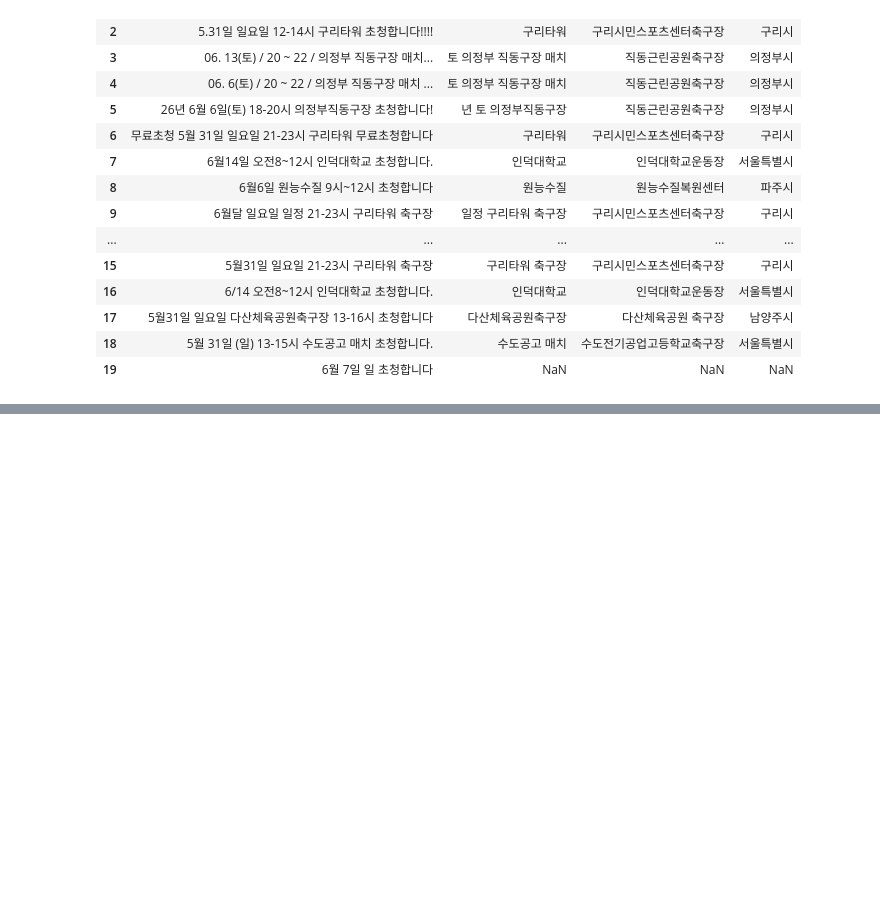
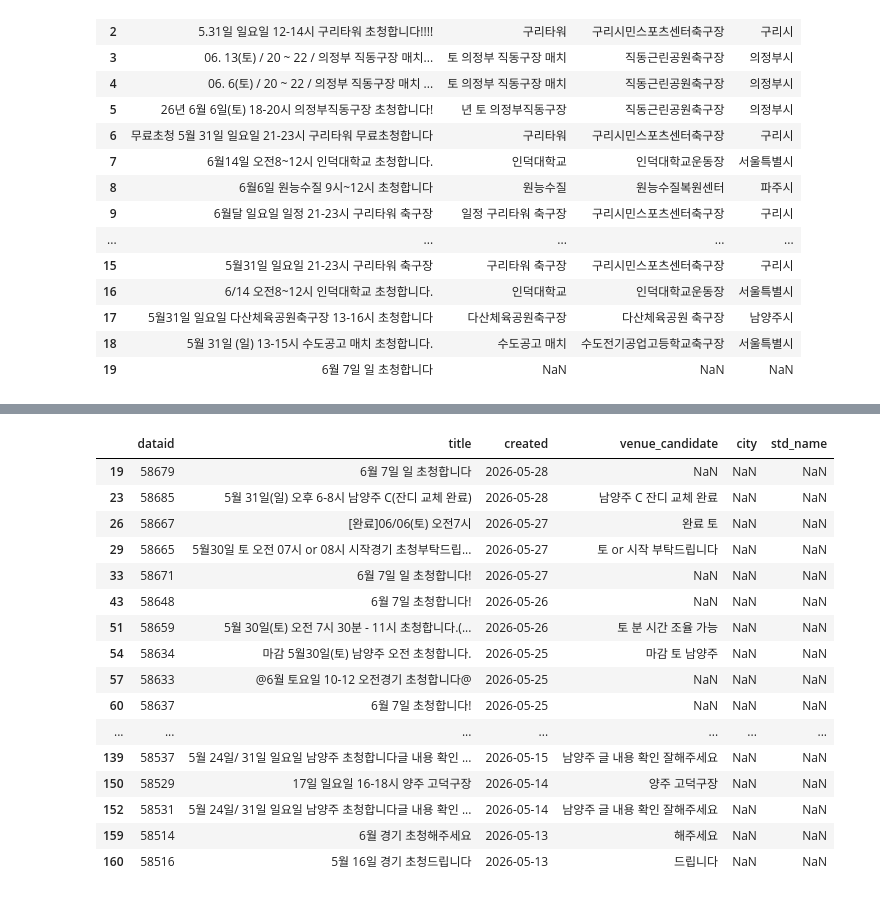
Before and after one commit to young2good/analysis_repo, a Jupyter notebook: app_creator/goy crawling for dimension.ipynb, the cells around one changed output, grey strips where cells are left out. Cells and saved outputs as stored; diff of their text form; code cells hidden in the pictures; blank space fills up the shorter version.

```diff
--- a/app_creator/goy crawling for dimension.ipynb
+++ b/app_creator/goy crawling for dimension.ipynb
@@ -622,0 +689,20 @@ df[["title", "venue_candidate", "std_name", "city"]].head(20)
+# %%
+df[df['city'].isna()].head(25)
+# %% [output]
+|  | dataid | title | created | venue_candidate | city | std_name |
+| 19 | 58679 | 6월 7일 일 초청합니다 | 2026-05-28 | NaN | NaN | NaN |
+| 23 | 58685 | 5월 31일(일) 오후 6-8시 남양주 C(잔디 교체 완료) | 2026-05-28 | 남양주 C 잔디 교체 완료 | NaN | NaN |
+| 26 | 58667 | [완료]06/06(토) 오전7시 | 2026-05-27 | 완료 토 | NaN | NaN |
+| 29 | 58665 | 5월30일 토 오전 07시 or 08시 시작경기 초청부탁드립... | 2026-05-27 | 토 or 시작 부탁드립니다 | NaN | NaN |
+| 33 | 58671 | 6월 7일 일 초청합니다! | 2026-05-27 | NaN | NaN | NaN |
+| 43 | 58648 | 6월 7일 초청합니다! | 2026-05-26 | NaN | NaN | NaN |
+| 51 | 58659 | 5월 30일(토) 오전 7시 30분 - 11시 초청합니다.(... | 2026-05-26 | 토 분 시간 조율 가능 | NaN | NaN |
+| 54 | 58634 | 마감 5월30일(토) 남양주 오전 초청합니다. | 2026-05-25 | 마감 토 남양주 | NaN | NaN |
+| 57 | 58633 | @6월 토요일 10-12 오전경기 초청합니다@ | 2026-05-25 | NaN | NaN | NaN |
+| 60 | 58637 | 6월 7일 초청합니다! | 2026-05-25 | NaN | NaN | NaN |
+| ... | ... | ... | ... | ... | ... | ... |
+| 139 | 58537 | 5월 24일/ 31일 일요일 남양주 초청합니다글 내용 확인 ... | 2026-05-15 | 남양주 글 내용 확인 잘해주세요 | NaN | NaN |
+| 150 | 58529 | 17일 일요일 16-18시 양주 고덕구장 | 2026-05-14 | 양주 고덕구장 | NaN | NaN |
+| 152 | 58531 | 5월 24일/ 31일 일요일 남양주 초청합니다글 내용 확인 ... | 2026-05-14 | 남양주 글 내용 확인 잘해주세요 | NaN | NaN |
+| 159 | 58514 | 6월 경기 초청해주세요 | 2026-05-13 | 해주세요 | NaN | NaN |
+| 160 | 58516 | 5월 16일 경기 초청드립니다 | 2026-05-13 | 드립니다 | NaN | NaN |
```
Also changed, not shown: parts of 2 cells of this notebook.
